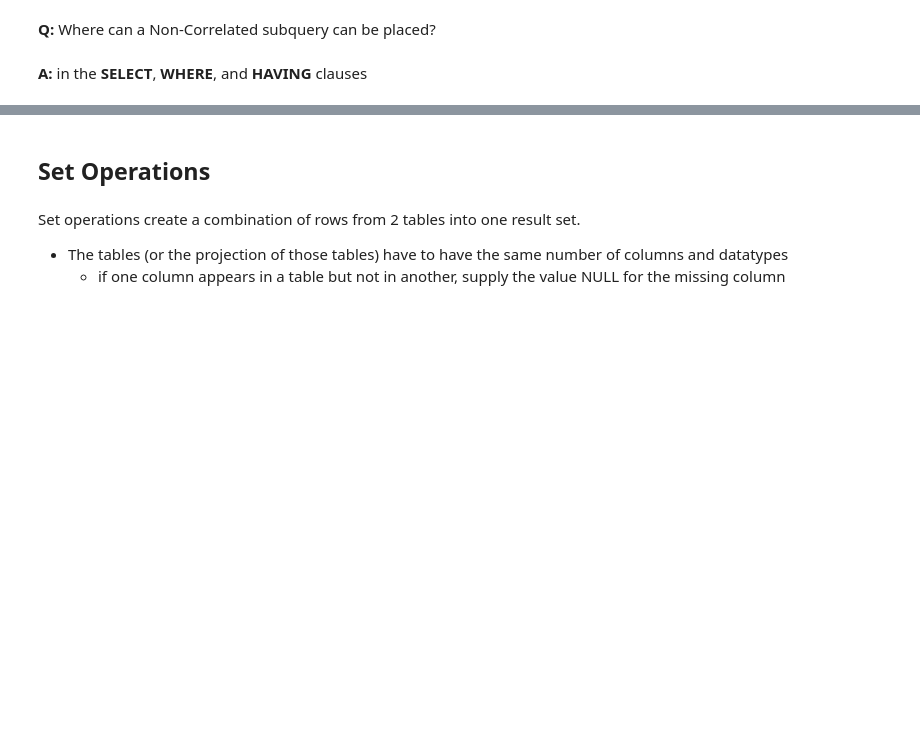
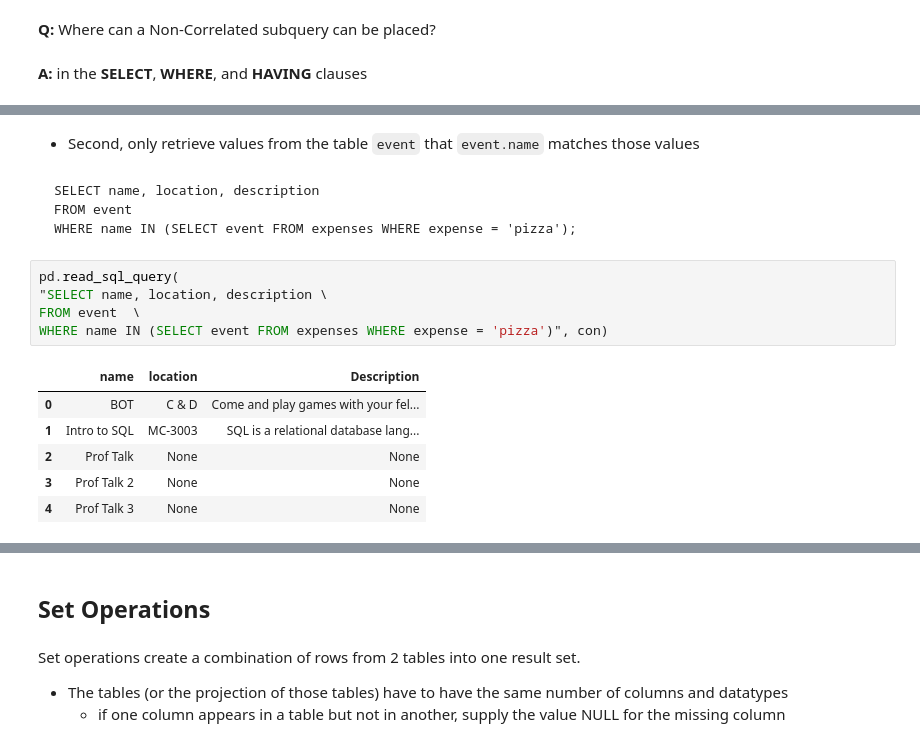
Before and after one commit to DarrellAucoin/IntroSQL, a Jupyter notebook: Intro_SQL_Presentation.ipynb, the cells around one changed output, grey strips where cells are left out. Saved outputs shown, nothing was run; the diff lists cells and outputs as text; blank space fills up the shorter version.

````diff
--- a/Intro_SQL_Presentation.ipynb
+++ b/Intro_SQL_Presentation.ipynb
@@ -1535,0 +1593,20 @@ __A:__ in the __SELECT__, __WHERE__, and __HAVING__ clauses
+# %% [markdown]
+- Second, only retrieve values from the table `event` that `event.name` matches those values
+# %% [markdown]
+```
+SELECT name, location, description
+FROM event
+WHERE name IN (SELECT event FROM expenses WHERE expense = 'pizza');
+```
+# %%
+pd.read_sql_query(
+"SELECT name, location, description \
+FROM event  \
+WHERE name IN (SELECT event FROM expenses WHERE expense = 'pizza')", con)
+# %% [output]
+|  | name | location | Description |
+| 0 | BOT | C & D | Come and play games with your fel... |
+| 1 | Intro to SQL | MC-3003 | SQL is a relational database lang... |
+| 2 | Prof Talk | None | None |
+| 3 | Prof Talk 2 | None | None |
+| 4 | Prof Talk 3 | None | None |
````
Also changed, not shown: parts of 80 cells of this notebook, 15 other files.
